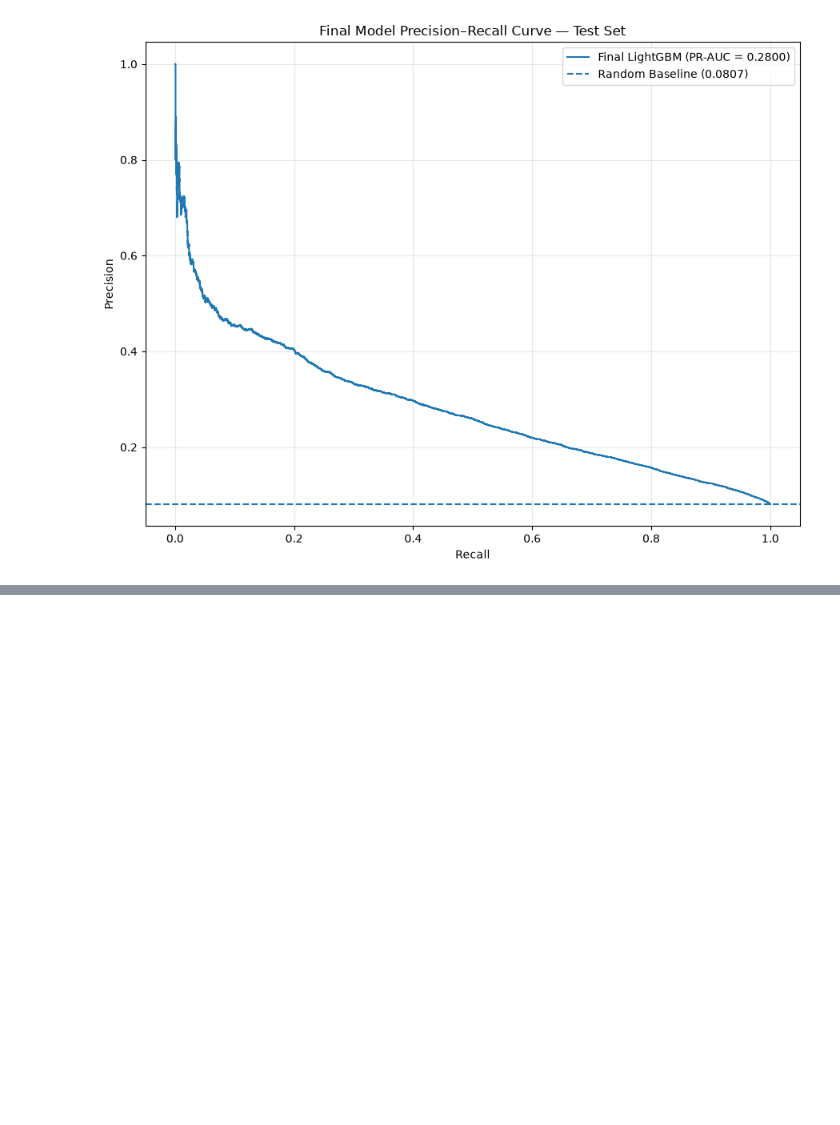
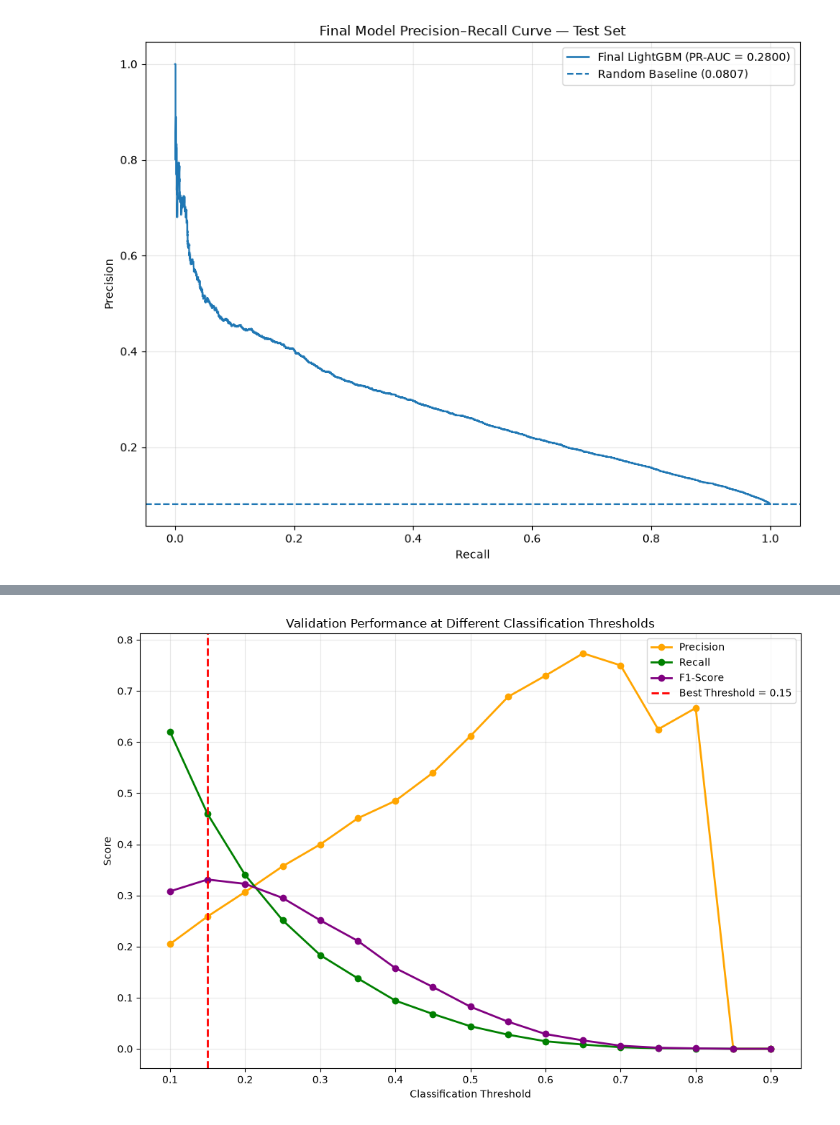
Before and after one commit to arnavanand2005/AI---Finance-Research-Project, a Jupyter notebook: notebooks/05_Model_Evaluation.ipynb, the cells around one changed output, grey strips where cells are left out. Cells and saved outputs as stored; diff of their text form; code cells hidden in the pictures; blank space fills up the shorter version.

```diff
--- a/notebooks/05_Model_Evaluation.ipynb
+++ b/notebooks/05_Model_Evaluation.ipynb
@@ -243,0 +357,78 @@ plt.show()
+# %%
+from sklearn.metrics import precision_score, recall_score, f1_score
+import numpy as np
+import matplotlib.pyplot as plt
+
+thresholds = np.arange(0.10, 0.91, 0.05)
+
+precision_scores = []
+recall_scores = []
+f1_scores = []
+
+for threshold in thresholds:
+    y_val_pred = (y_val_proba >= threshold).astype(int)
+
+    precision_scores.append(
+        precision_score(y_val, y_val_pred, zero_division=0)
+    )
+
+    recall_scores.append(
+        recall_score(y_val, y_val_pred, zero_division=0)
+    )
+
+    f1_scores.append(
+        f1_score(y_val, y_val_pred, zero_division=0)
+    )
+
+best_index = np.argmax(f1_scores)
+best_threshold = thresholds[best_index]
+
+print(f"Best Validation Threshold: {best_threshold:.2f}")
+print(f"Validation Precision: {precision_scores[best_index]:.4f}")
+print(f"Validation Recall: {recall_scores[best_index]:.4f}")
+print(f"Validation F1-Score: {f1_scores[best_index]:.4f}")
+
+# Colored graph
+plt.figure(figsize=(10, 7))
+
+plt.plot(
+    thresholds, precision_scores,
+    marker="o",
+    color="orange",
+    linewidth=2,
+    label="Precision"
+)
+
+plt.plot(
+    thresholds, recall_scores,
+    marker="o",
+    color="green",
+    linewidth=2,
+    label="Recall"
+)
+
+plt.plot(
+    thresholds, f1_scores,
+    marker="o",
+    color="purple",
+    linewidth=2,
+    label="F1-Score"
+)
+
+plt.axvline(
+    best_threshold,
+    linestyle="--",
+    color="red",
+    linewidth=2,
+    label=f"Best Threshold = {best_threshold:.2f}"
+)
+
+plt.xlabel("Classification Threshold")
+plt.ylabel("Score")
+plt.title("Validation Performance at Different Classification Thresholds")
+
+plt.legend()
+plt.grid(alpha=0.3)
+plt.tight_layout()
+plt.show()
+# %% [output]
@@ -243,0 +439 @@ plt.show()
+[figure, added]
```
Also changed, not shown: parts of 9 cells of this notebook, 5 other files.
